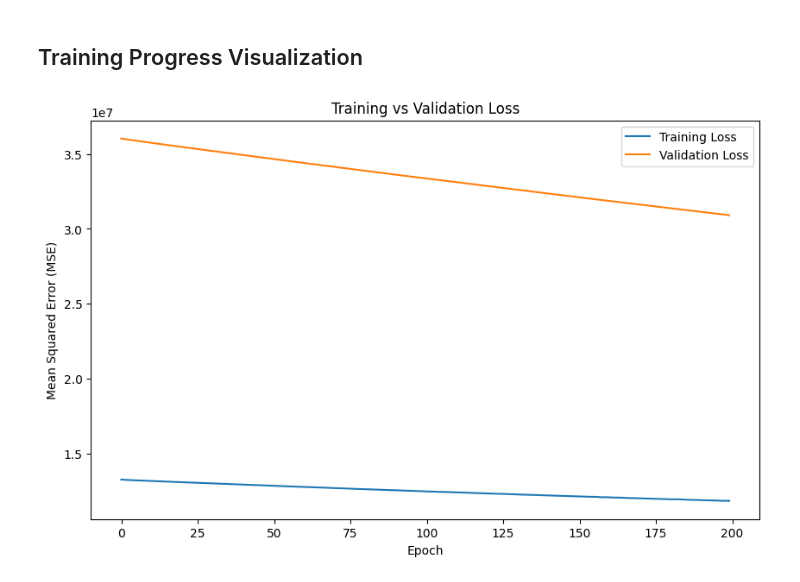
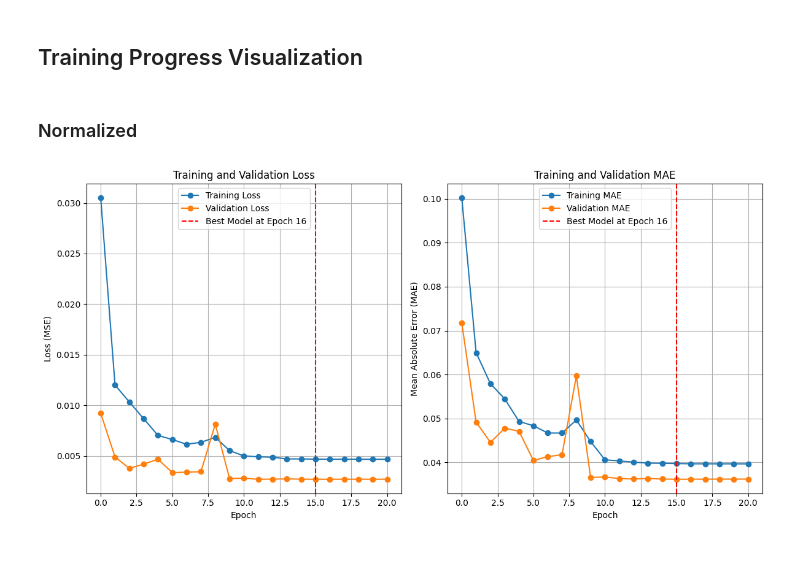
Before and after one commit to Z-MarkUs/LSTM-Bitcoin, a Jupyter notebook: Final_Poject.ipynb, the cells around one changed output. Drawn from its saved outputs; the diff is of its cells as text; code cells hidden in the pictures; blank space fills up the shorter version.

Commit message:
Model Training Completed

```diff
--- a/Final_Poject.ipynb
+++ b/Final_Poject.ipynb
@@ -512,7 +512,7 @@ def build_seq2seq_model(input_shape, steps_ahead):
 
     # Define the model
     model = Model([encoder_inputs, decoder_inputs], decoder_outputs, name="seq2seq_model")
-    model.compile(optimizer="adam", loss="mse")  # Compile the model
+    model.compile(optimizer="adam", loss="mse", metrics=["mae"])  # Compile the model
     return model
 
 # Define input shapes
@@ -658,16 +712,41 @@ Test Loss (MSE): 79274016.0
 # %% [markdown]
 ## Training Progress Visualization
+# %% [markdown]
+### Normalized
 # %%
-import matplotlib.pyplot as plt
+# Extract loss and MAE values
+train_loss = history.history["loss"]
+val_loss = history.history["val_loss"]
+train_mae = history.history["mae"]
+val_mae = history.history["val_mae"]
 
-# Plot training and validation loss
-plt.figure(figsize=(10, 6))
-plt.plot(history.history['loss'], label='Training Loss')
-plt.plot(history.history['val_loss'], label='Validation Loss')
-plt.title('Training vs Validation Loss')
-plt.xlabel('Epoch')
-plt.ylabel('Mean Squared Error (MSE)')
+
+# Plot the training and validation loss
+plt.figure(figsize=(12, 6))
+
+# Loss Plot
+plt.subplot(1, 2, 1)  # Create a 1x2 grid, first plot
+plt.plot(train_loss, label="Training Loss", marker="o")
+plt.plot(val_loss, label="Validation Loss", marker="o")
+plt.axvline(best_epoch_normalized, color="r", linestyle="--", label=f"Best Model at Epoch {best_epoch_normalized+ 1}")
+plt.title("Training and Validation Loss")
+plt.xlabel("Epoch")
+plt.ylabel("Loss (MSE)")
 plt.legend()
+plt.grid(True)
+
+# MAE Plot
+plt.subplot(1, 2, 2)  # Create a 1x2 grid, second plot
+plt.plot(train_mae, label="Training MAE", marker="o")
+plt.plot(val_mae, label="Validation MAE", marker="o")
+plt.axvline(best_epoch_normalized, color="r", linestyle="--", label=f"Best Model at Epoch {best_epoch_normalized + 1}")
+plt.title("Training and Validation MAE")
+plt.xlabel("Epoch")
+plt.ylabel("Mean Absolute Error (MAE)")
+plt.legend()
+plt.grid(True)
+
+plt.tight_layout()
 plt.show()
 # %% [output]
-[figure, old version]
+[figure, new version]
```
Also changed, not shown: parts of 20 cells of this notebook.
